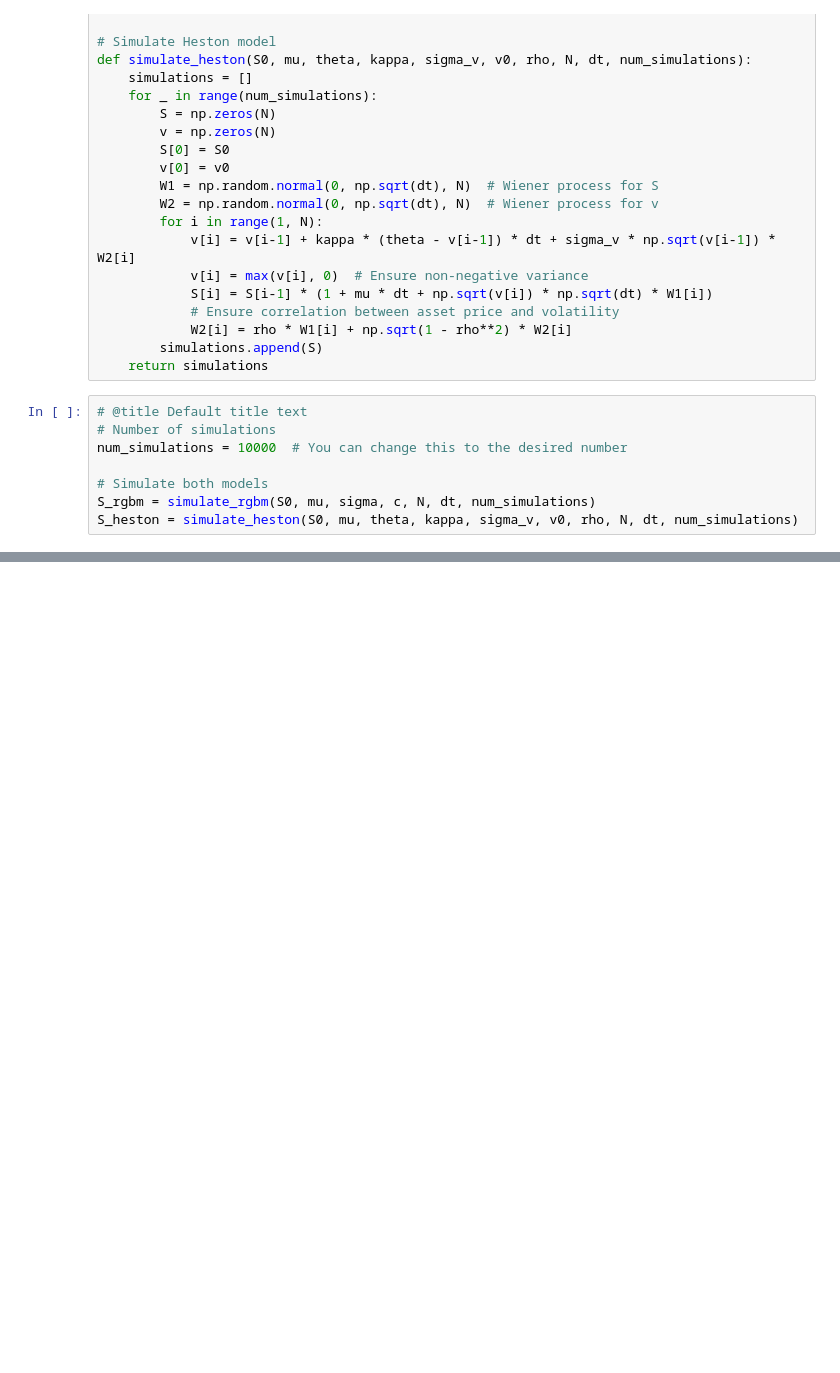
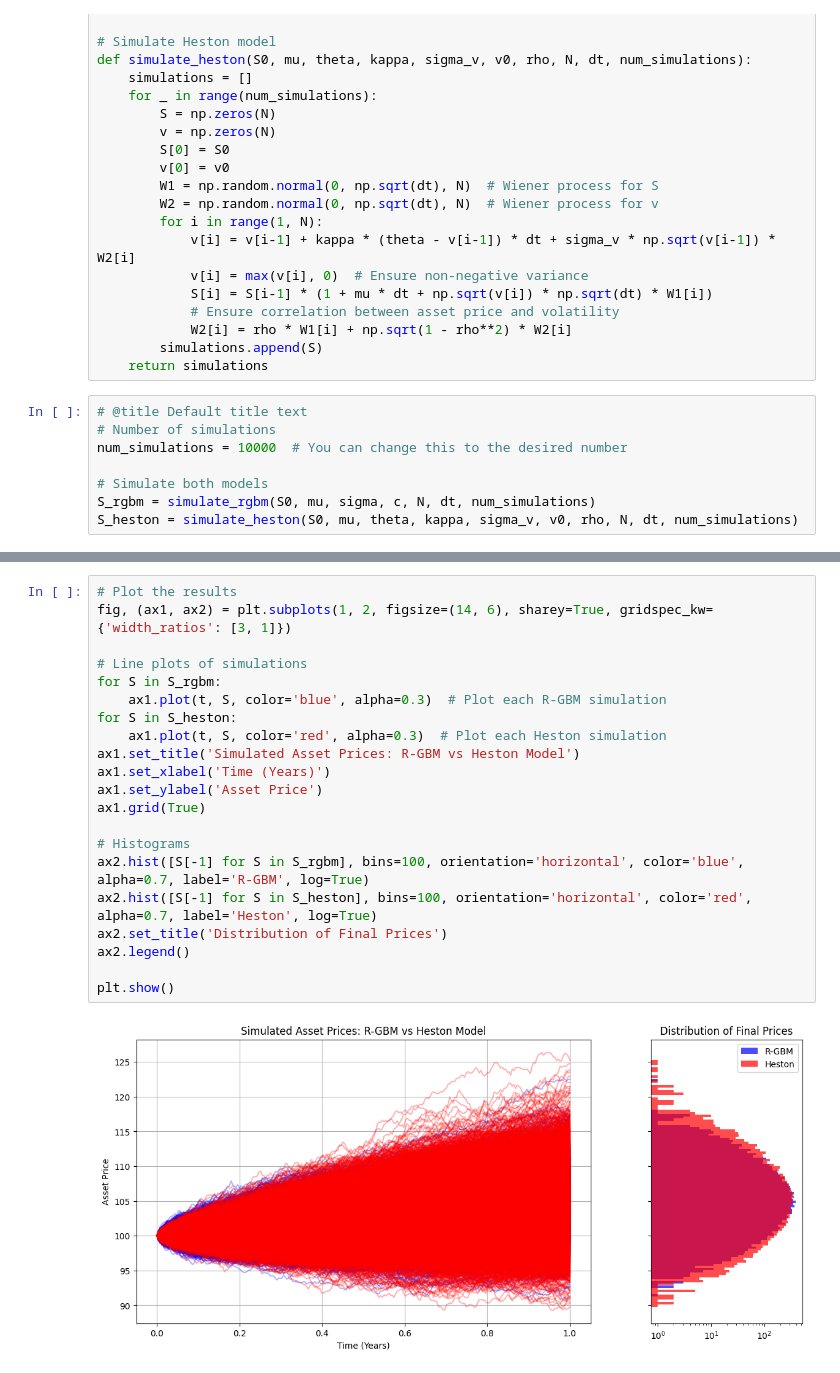
Before and after one commit to rojobravo/Statistical-Arbitrage-Bayesian-Optimized-Kappa-Half-life-Pairs-Trading-Engine, a Jupyter notebook: RGBMvsHeston.ipynb, the cells around one changed output, grey strips where cells are left out. Drawn from its saved outputs; the diff is of its cells as text; blank space fills up the shorter version.

```diff
--- a/RGBMvsHeston.ipynb
+++ b/RGBMvsHeston.ipynb
@@ -146,0 +133,23 @@ plt.show()
+# %%
+# Plot the results
+fig, (ax1, ax2) = plt.subplots(1, 2, figsize=(14, 6), sharey=True, gridspec_kw={'width_ratios': [3, 1]})
+
+# Line plots of simulations
+for S in S_rgbm:
+    ax1.plot(t, S, color='blue', alpha=0.3)  # Plot each R-GBM simulation
+for S in S_heston:
+    ax1.plot(t, S, color='red', alpha=0.3)  # Plot each Heston simulation
+ax1.set_title('Simulated Asset Prices: R-GBM vs Heston Model')
+ax1.set_xlabel('Time (Years)')
+ax1.set_ylabel('Asset Price')
+ax1.grid(True)
+
+# Histograms
+ax2.hist([S[-1] for S in S_rgbm], bins=100, orientation='horizontal', color='blue', alpha=0.7, label='R-GBM', log=True)
+ax2.hist([S[-1] for S in S_heston], bins=100, orientation='horizontal', color='red', alpha=0.7, label='Heston', log=True)
+ax2.set_title('Distribution of Final Prices')
+ax2.legend()
+
+plt.show()
+# %% [output]
+[figure, added]
```
Also changed, not shown: parts of 4 cells of this notebook.
